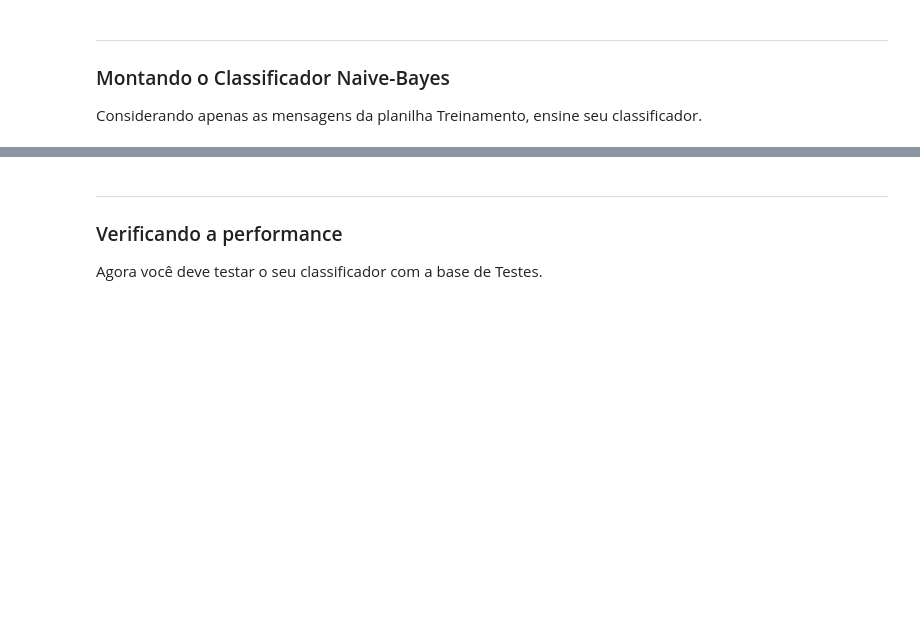
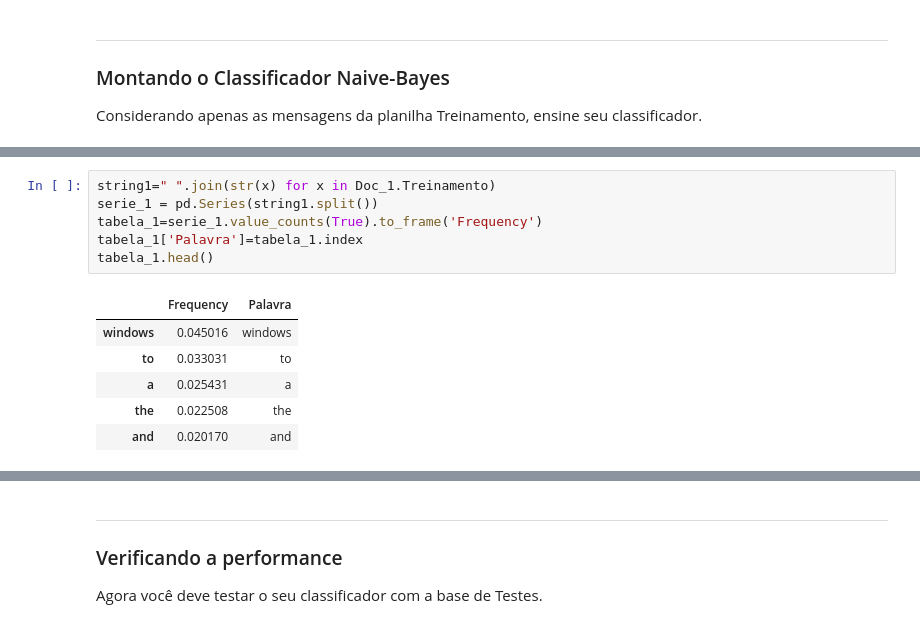
Before and after one commit to Eduardocrg/Projeto2_CD, a Jupyter notebook: Projeto2_layout.ipynb, the cells around one changed output, grey strips where cells are left out. Saved outputs shown, nothing was run; the diff lists cells and outputs as text; blank space fills up the shorter version.

```diff
--- a/Projeto2_layout.ipynb
+++ b/Projeto2_layout.ipynb
@@ -157,0 +192,13 @@ Doc_limpo.head()
+# %%
+string1=" ".join(str(x) for x in Doc_1.Treinamento)
+serie_1 = pd.Series(string1.split())
+tabela_1=serie_1.value_counts(True).to_frame('Frequency')
+tabela_1['Palavra']=tabela_1.index
+tabela_1.head()
+# %% [output]
+|  | Frequency | Palavra |
+| windows | 0.045016 | windows |
+| to | 0.033031 | to |
+| a | 0.025431 | a |
+| the | 0.022508 | the |
+| and | 0.020170 | and |
```
Also changed, not shown: parts of 17 cells of this notebook.
